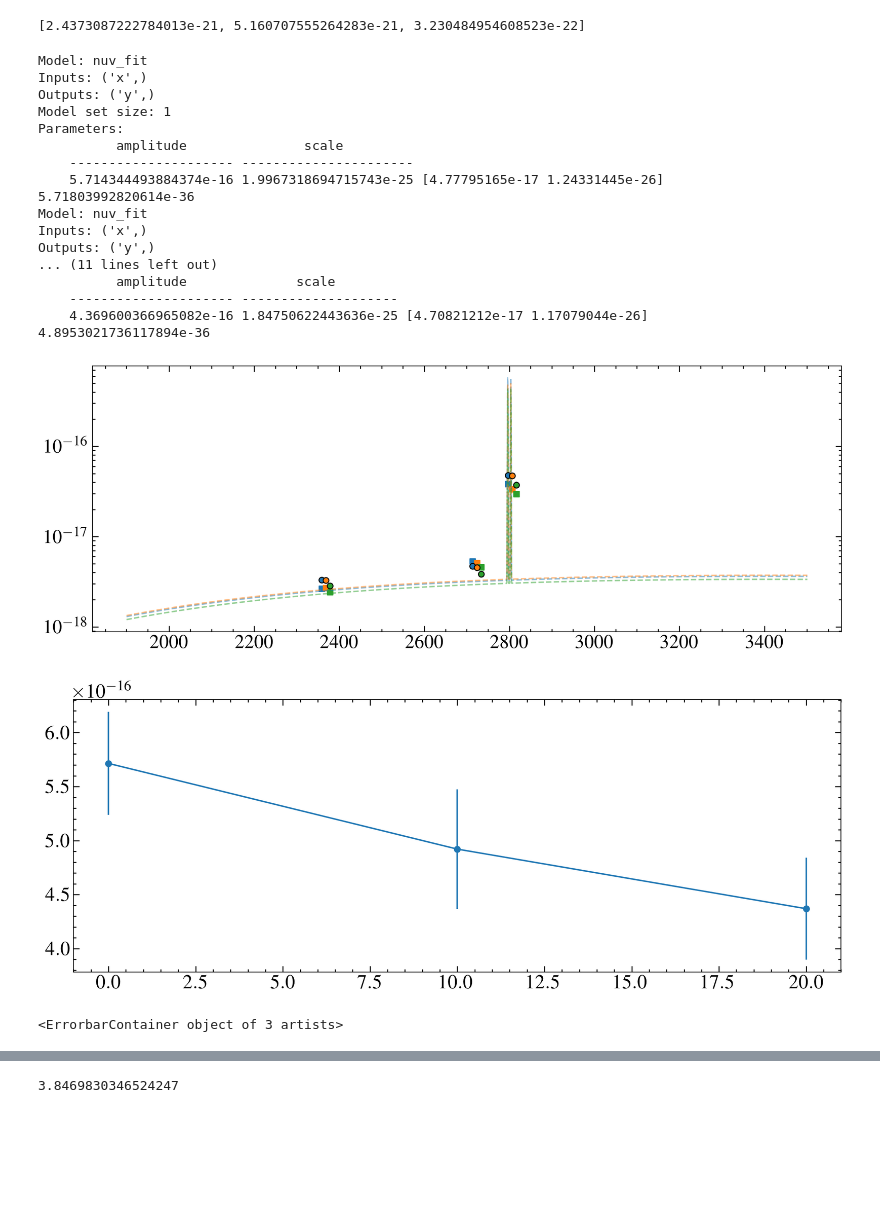
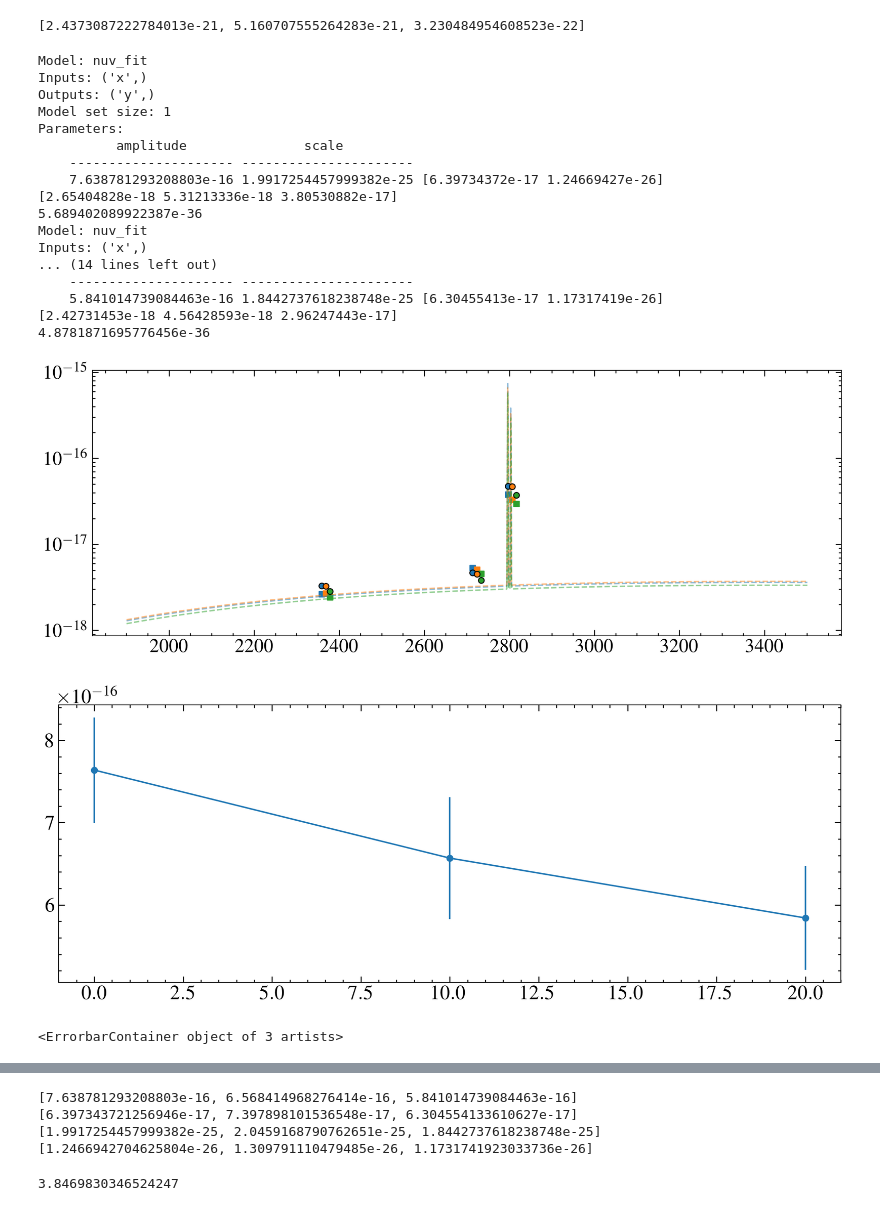
Before and after one commit to davidjwilson/SEDs, a Jupyter notebook: trappist-1/hst_photometry/science2.ipynb, the cells around one changed output, grey strips where cells are left out. Cells and saved outputs as stored; diff of their text form; code cells hidden in the pictures; blank space fills up the shorter version.

Commit message:
models done

```diff
--- a/trappist-1/hst_photometry/science2.ipynb
+++ b/trappist-1/hst_photometry/science2.ipynb
@@ -801,7 +803,7 @@ fitter= fitting.LevMarLSQFitter()
 
 
 def nuv_bb_model(amp_in, scale_in):
-    mg_mod = models.Gaussian1D(amplitude=amp_in*u.erg/u.s/u.cm**2/u.AA, mean = mg2[0]*u.AA, stddev=0.5*u.AA, fixed = dict(mean=True, stddev=True)) + models.Gaussian1D(amplitude=amp_in*u.erg/u.s/u.cm**2/u.AA, mean = mg2[1]*u.AA, stddev=0.5*u.AA, fixed = dict(mean=True, stddev=True))
+    mg_mod = models.Gaussian1D(amplitude=amp_in*u.erg/u.s/u.cm**2/u.AA, mean = mg2[0]*u.AA, stddev=0.5*u.AA, fixed = dict(mean=True, stddev=True)) + models.Gaussian1D(amplitude=(amp_in/(os[0]/os[1]))*u.erg/u.s/u.cm**2/u.AA, mean = mg2[1]*u.AA, stddev=0.5*u.AA, fixed = dict(mean=True, stddev=True))
 
     def tiedamp(mod):
         amplitude = mod.amplitude_0.value/(os[0]/os[1])
@@ -820,7 +822,7 @@ def nuv_bb_model(amp_in, scale_in):
     mg_mod = mg_mod(mod_w).value
     mod_w = mod_w.value
 
-    mod_spec = bb_mod + mg_mod
+    mod_spec =  mg_mod +bb_mod
 
     return mod_w, mod_spec
 
@@ -845,6 +847,7 @@ for i in range(3):
     mod_in = nuv_fit(1e-16, 1e-15)
     #
     # kwargs = (1e-16, 1e-15, bpws, bpfs)
+
     fit = fitter(mod_in, np.arange(3),  phot_f, weights = 1/phot_e, maxiter = 10000)
     fit_e = np.sqrt(np.diag(fitter.fit_info['param_cov']))
 
@@ -859,41 +862,42 @@ for i in range(3):
 
     ax.errorbar(phot_w+(i*10), phot_f, yerr=phot_e, marker='o', ls='none', markeredgecolor='k', label = 'WFC3', zorder=12, c='C{}'.format(i))
 
     mod_w, mod_f = nuv_bb_model(fit.amplitude,fit.scale)
 # ax.errorbar(phot_w, mod_phots, marker='s', ls='none', label = 'WFC3', zorder=13, markeredgecolor='k')
     ax.plot(mod_w, mod_f, ls='--', alpha=0.5, c='C{}'.format(i))
     ax.scatter(phot_w+(i*10), fit(phot_w), c='C{}'.format(i), marker = 's')
+    print(fit(np.arange(3)))
     print(np.trapz(mod_f, mod_f))
 
 ax.set_yscale('log')
 
 plt.show()
 
 fig, ax = plt.subplots()
 
 ax.errorbar(days, amps, yerr=amps_e, marker='o')
 plt.show()
 fig, ax = plt.subplots()
 
 ax.errorbar(days, scales, yerr=scales_e, marker='o')
 # %% [output]
 Model: nuv_fit
 Inputs: ('x',)
 Outputs: ('y',)
 Model set size: 1
 Parameters:
           amplitude               scale
     --------------------- ----------------------
-    5.714344493884374e-16 1.9967318694715743e-25 [4.77795165e-17 1.24331445e-26]
-5.71803992820614e-36
+    7.638781293208803e-16 1.9917254457999382e-25 [6.39734372e-17 1.24669427e-26]
+[2.65404828e-18 5.31213336e-18 3.80530882e-17]
+5.689402089922387e-36
 Model: nuv_fit
 Inputs: ('x',)
-Outputs: ('y',)
-... (11 lines left out)
-          amplitude              scale
-    --------------------- --------------------
-    4.369600366965082e-16 1.84750622443636e-25 [4.70821212e-17 1.17079044e-26]
-4.8953021736117894e-36
+... (14 lines left out)
+    --------------------- ----------------------
+    5.841014739084463e-16 1.8442737618238748e-25 [6.30455413e-17 1.17317419e-26]
+[2.42731453e-18 4.56428593e-18 2.96247443e-17]
+4.8781871695776456e-36
-[figure, old version]
+[figure, new version]
-[figure, old version]
+[figure, new version]
 <ErrorbarContainer object of 3 artists>
@@ -901,3 +905,13 @@ Outputs: ('y',)
+# %%
+print(amps)
+print(amps_e)
+print(scales)
+print(scales_e)
+# %% [output]
+[7.638781293208803e-16, 6.568414968276414e-16, 5.841014739084463e-16]
+[6.397343721256946e-17, 7.397898101536548e-17, 6.304554133610627e-17]
+[1.9917254457999382e-25, 2.0459168790762651e-25, 1.8442737618238748e-25]
+[1.2466942704625804e-26, 1.309791110479485e-26, 1.1731741923033736e-26]
 # %%
 620e-18/1.6116525454238638e-16
 # %% [output]
```
Also changed, not shown: parts of 6 cells of this notebook, 4 other files.
